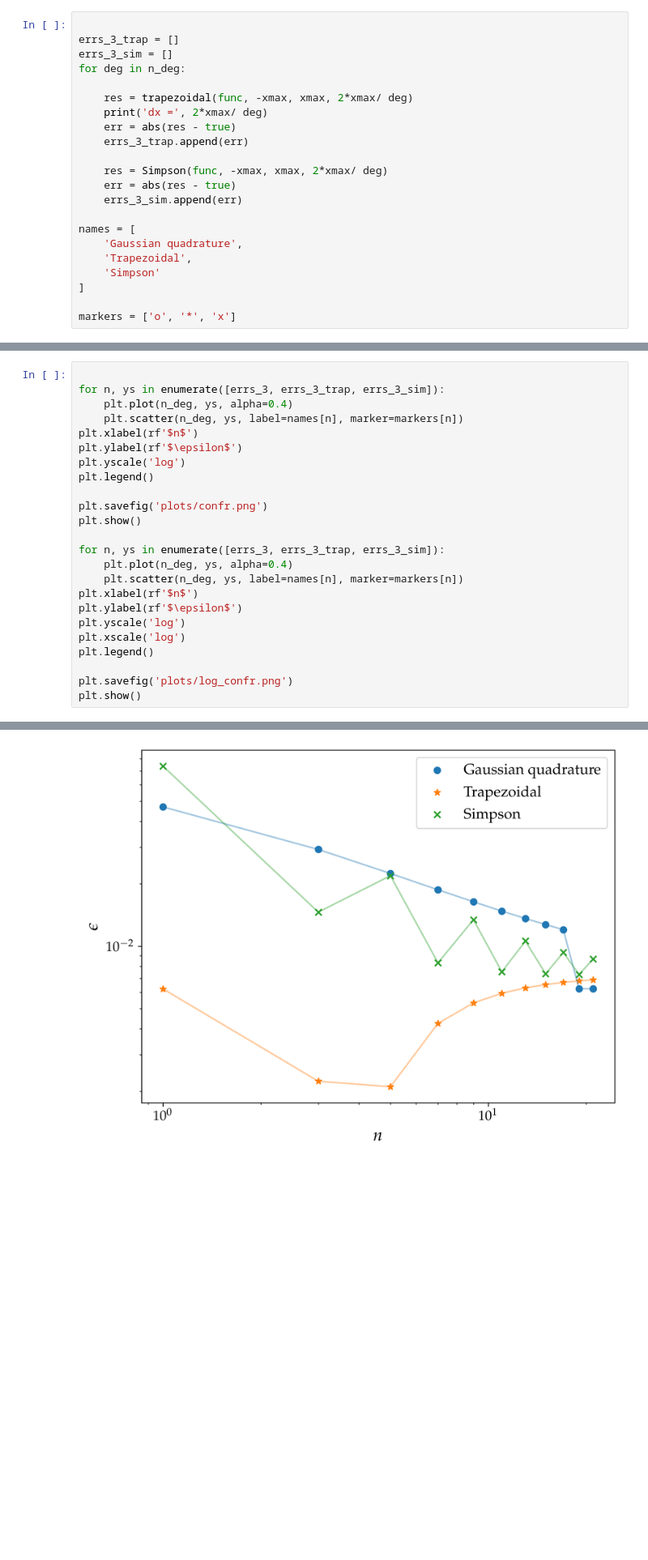
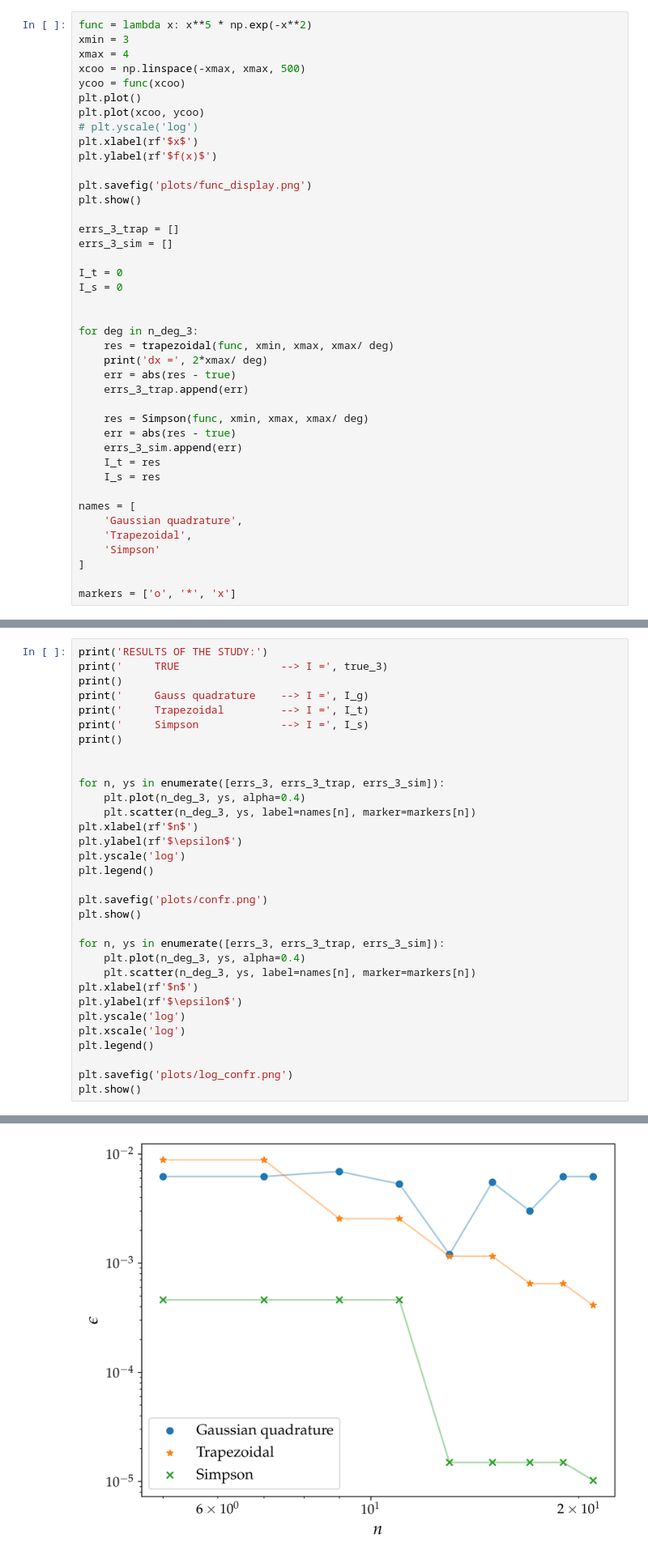
Before and after one commit to mvolpato-unimib/Lab_comp, a Jupyter notebook: ex22/gauss_quad.ipynb, the cells around one changed output, grey strips where cells are left out. Shown at 81% size. Cells and saved outputs as stored; diff of their text form; blank space fills up the shorter version.

```diff
--- a/ex22/gauss_quad.ipynb
+++ b/ex22/gauss_quad.ipynb
@@ -233,17 +256,36 @@ n --> res:
 # %%
+func = lambda x: x**5 * np.exp(-x**2)
+xmin = 3
+xmax = 4
+xcoo = np.linspace(-xmax, xmax, 500)
+ycoo = func(xcoo)
+plt.plot()
+plt.plot(xcoo, ycoo)
+# plt.yscale('log')
+plt.xlabel(rf'$x$')
+plt.ylabel(rf'$f(x)$')
+
+plt.savefig('plots/func_display.png')
+plt.show()
 
 errs_3_trap = []
 errs_3_sim = []
-for deg in n_deg:
 
-    res = trapezoidal(func, -xmax, xmax, 2*xmax/ deg)
+I_t = 0
+I_s = 0
+
+
+for deg in n_deg_3:
+    res = trapezoidal(func, xmin, xmax, xmax/ deg)
     print('dx =', 2*xmax/ deg)
     err = abs(res - true)
     errs_3_trap.append(err)
 
-    res = Simpson(func, -xmax, xmax, 2*xmax/ deg)
+    res = Simpson(func, xmin, xmax, xmax/ deg)
     err = abs(res - true)
     errs_3_sim.append(err)
+    I_t = res
+    I_s = res
 
 names = [
     'Gaussian quadrature',
@@ -267,8 +310,16 @@ dx = 0.19047619047619047
 # %%
+print('RESULTS OF THE STUDY:')
+print('     TRUE                --> I =', true_3)
+print()
+print('     Gauss quadrature    --> I =', I_g)
+print('     Trapezoidal         --> I =', I_t)
+print('     Simpson             --> I =', I_s)
+print()
+
 
 for n, ys in enumerate([errs_3, errs_3_trap, errs_3_sim]):
-    plt.plot(n_deg, ys, alpha=0.4)
-    plt.scatter(n_deg, ys, label=names[n], marker=markers[n])
+    plt.plot(n_deg_3, ys, alpha=0.4)
+    plt.scatter(n_deg_3, ys, label=names[n], marker=markers[n])
 plt.xlabel(rf'$n$')
 plt.ylabel(rf'$\epsilon$')
 plt.yscale('log')
@@ -278,8 +329,8 @@ plt.savefig('plots/confr.png')
 plt.show()
 
 for n, ys in enumerate([errs_3, errs_3_trap, errs_3_sim]):
-    plt.plot(n_deg, ys, alpha=0.4)
-    plt.scatter(n_deg, ys, label=names[n], marker=markers[n])
+    plt.plot(n_deg_3, ys, alpha=0.4)
+    plt.scatter(n_deg_3, ys, label=names[n], marker=markers[n])
 plt.xlabel(rf'$n$')
 plt.ylabel(rf'$\epsilon$')
 plt.yscale('log')
@@ -293,4 +350,4 @@ plt.show()
-[figure, old version]
+[figure, new version]
 # %% [markdown]
 ## **Fit of the slope of integrals**
 # %%
```
Also changed, not shown: parts of 15 cells of this notebook, 19 other files.
